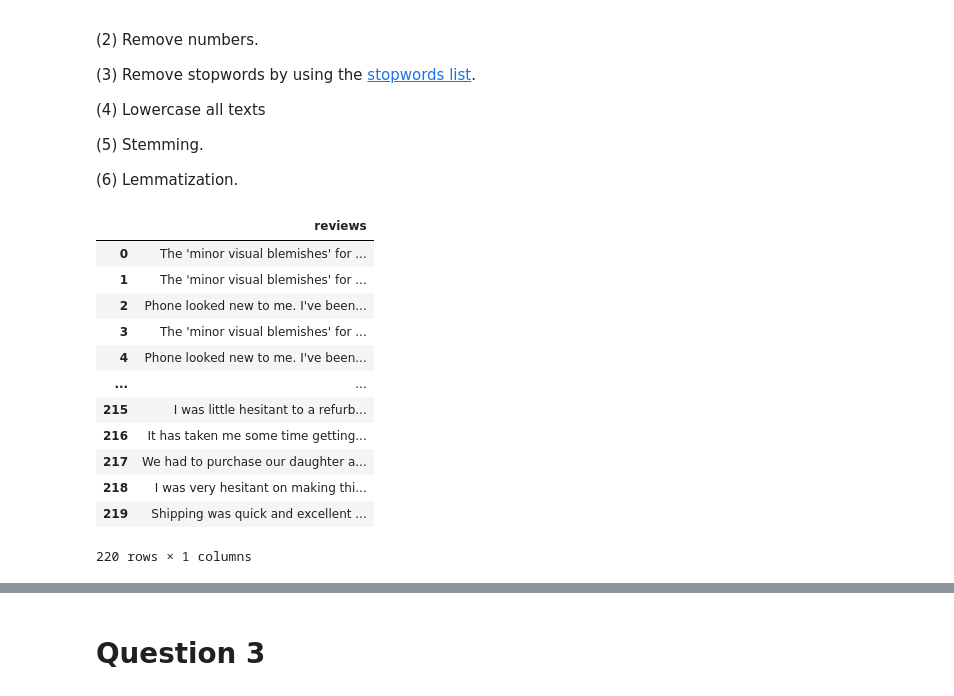
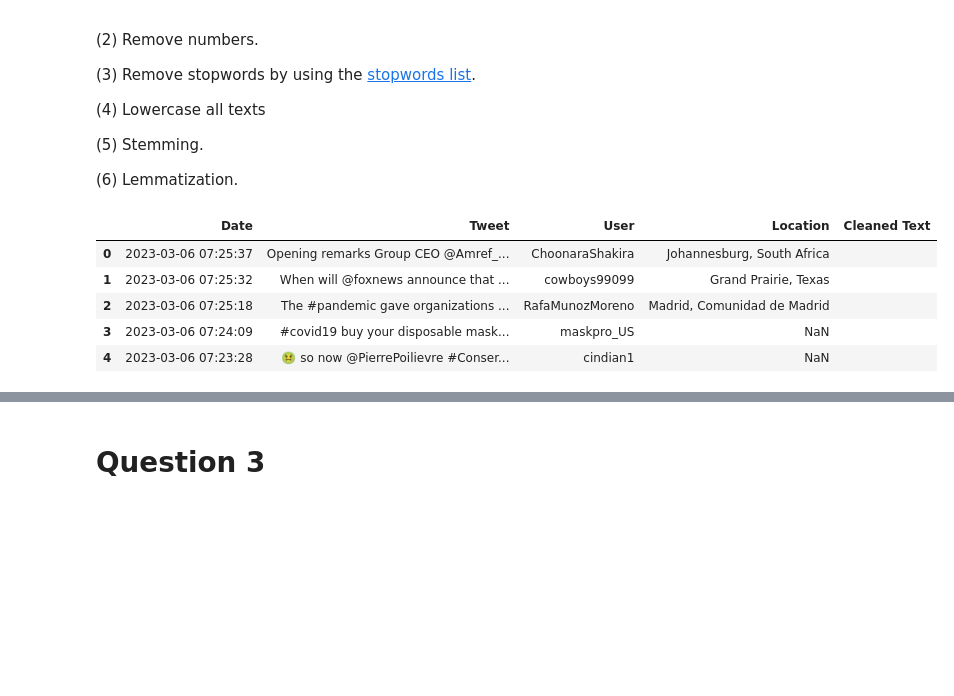
Before and after one commit to SangeethaKaveti/sangeetha_INFO5731_Spring2023, a Jupyter notebook: INFO5731_Assignment_Two.ipynb, the cells around one changed output, grey strips where cells are left out. Cells and saved outputs as stored; diff of their text form; code cells hidden in the pictures; blank space fills up the shorter version.

```diff
--- a/INFO5731_Assignment_Two.ipynb
+++ b/INFO5731_Assignment_Two.ipynb
@@ -59,0 +23,35 @@ reviews.to_csv('data.csv', index=False)
+# %%
+# Write your code here
+import pandas as pd
+import tweepy as tp
+import pandas as pd
+import csv
+import re
+import string
+
+
+key_consumer= '2Em7SxlX9jPMfL4x97r3zMO0x'
+secret_consumer= 'sVbJzekKuiAgq83Y7gCwNVbSowqQokGVzWexKHl2cXIPceWtSd'
+key_access= '1439767876962029572-uUMt8oWRyzj9ilE5zk4uYbL93sCMPT'
+access_secret= 'oydIGymn9bS767FVEMawE9GyGAnMmBJfaY2XXKmHnmliF'
+
+auth = tp.OAuthHandler(key_consumer, secret_consumer)
+auth.set_access_token(key_access, access_secret)
+
+api = tp.API(auth,wait_on_rate_limit=True)
+
+csvFile = open('data_twitter', 'a')
+csvWriter = csv.writer(csvFile)
+date_since = "2021-12-01"
+words_search = "#covid19"      # enter your words
+new_search = words_search + " -filter:retweets"
+
+tweets=tp.Cursor(api.search,q=new_search,count=100,
+                           lang="en",
+                           since=date_since).items(10000)
+csvWriter.writerow(["Date","Tweet","User","Location"])
+for tweet in tweets:
+  csvWriter.writerow([tweet.created_at, tweet.text,tweet.user.screen_name, tweet.user.location])
+
+df=pd.read_csv('data_twitter')
+df.head(10000)
@@ -75,20 +87,12 @@ reviews.to_csv('data.csv', index=False)
 (6) Lemmatization.
 # %%
 # Write your code here
-import pandas as pd
-df = pd.read_csv("data.csv")
-df
+df['Cleaned Text']=''
+df.head(5)
 # %% [output]
-|  | reviews |
-| 0 | The 'minor visual blemishes' for ... |
-| 1 | The 'minor visual blemishes' for ... |
-| 2 | Phone looked new to me. I've been... |
-| 3 | The 'minor visual blemishes' for ... |
-| 4 | Phone looked new to me. I've been... |
-| ... | ... |
-| 215 | I was little hesitant to a refurb... |
-| 216 | It has taken me some time getting... |
-| 217 | We had to purchase our daughter a... |
-| 218 | I was very hesitant on making thi... |
-| 219 | Shipping was quick and excellent ... |
+|  | Date | Tweet | User | Location | Cleaned Text |
+| 0 | 2023-03-06 07:25:37 | Opening remarks Group CEO @Amref_... | ChoonaraShakira | Johannesburg, South Africa |  |
+| 1 | 2023-03-06 07:25:32 | When will @foxnews announce that ... | cowboys99099 | Grand Prairie, Texas |  |
+| 2 | 2023-03-06 07:25:18 | The #pandemic gave organizations ... | RafaMunozMoreno | Madrid, Comunidad de Madrid |  |
+| 3 | 2023-03-06 07:24:09 | #covid19 buy your disposable mask... | maskpro_US | NaN |  |
+| 4 | 2023-03-06 07:23:28 | 🤢 so now @PierrePoilievre #Conser... | cindian1 | NaN |  |
-220 rows × 1 columns
```
Also changed, not shown: parts of 28 cells of this notebook.
